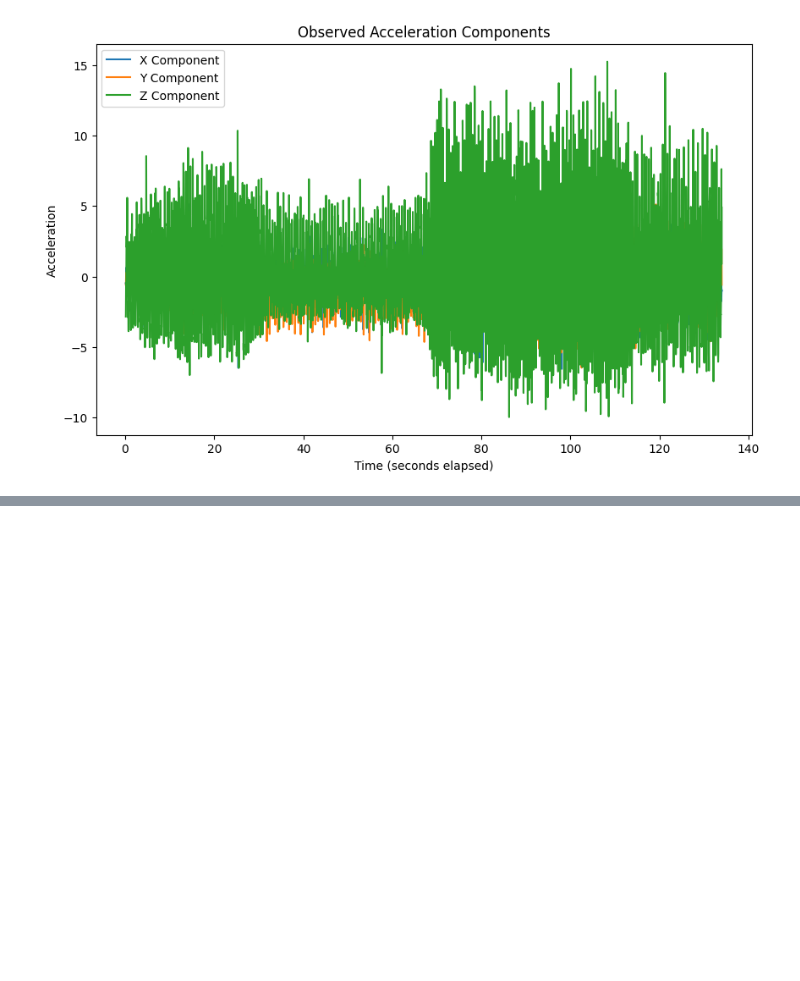
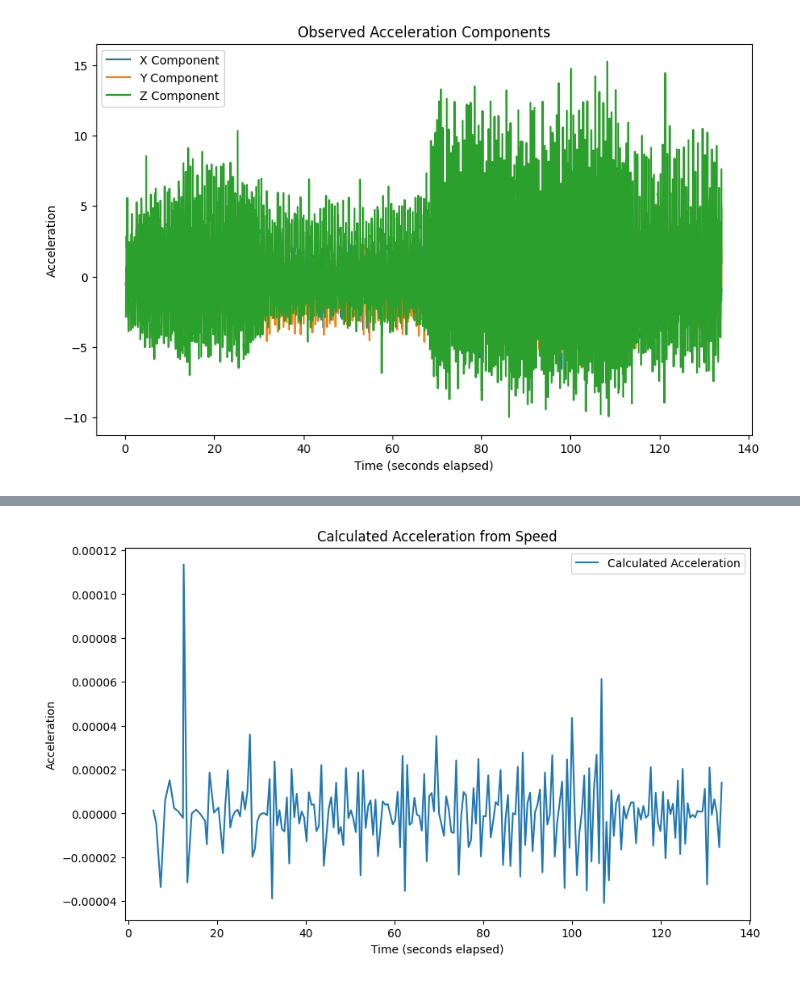
Before and after one commit to bhandaripraj7/Pithon-Final-Project, a Jupyter notebook: PhysicsFinalProject.ipynb, the cells around one changed output, grey strips where cells are left out. Drawn from its saved outputs; the diff is of its cells as text; code cells hidden in the pictures; blank space fills up the shorter version.

Commit message:
Calculate and Plot Calculated Acceleration from Speed

```diff
--- a/PhysicsFinalProject.ipynb
+++ b/PhysicsFinalProject.ipynb
@@ -71,0 +69,12 @@ The number of steps is: 770
+# %%
+# Calculating and plotting acceleration derived from speed to compare with observed acceleration
+gps_data['acceleration_calculated'] = gps_data['speed'].diff() / gps_data['seconds_elapsed'].diff()
+plt.figure(figsize=(10, 6))
+plt.plot(gps_data['seconds_elapsed'], gps_data['acceleration_calculated'], label='Calculated Acceleration')
+plt.xlabel('Time (seconds elapsed)')
+plt.ylabel('Acceleration')
+plt.title('Calculated Acceleration from Speed')
+plt.legend()
+plt.show()
+# %% [output]
+[figure, added]
```
Also changed, not shown: parts of 1 cell of this notebook.
